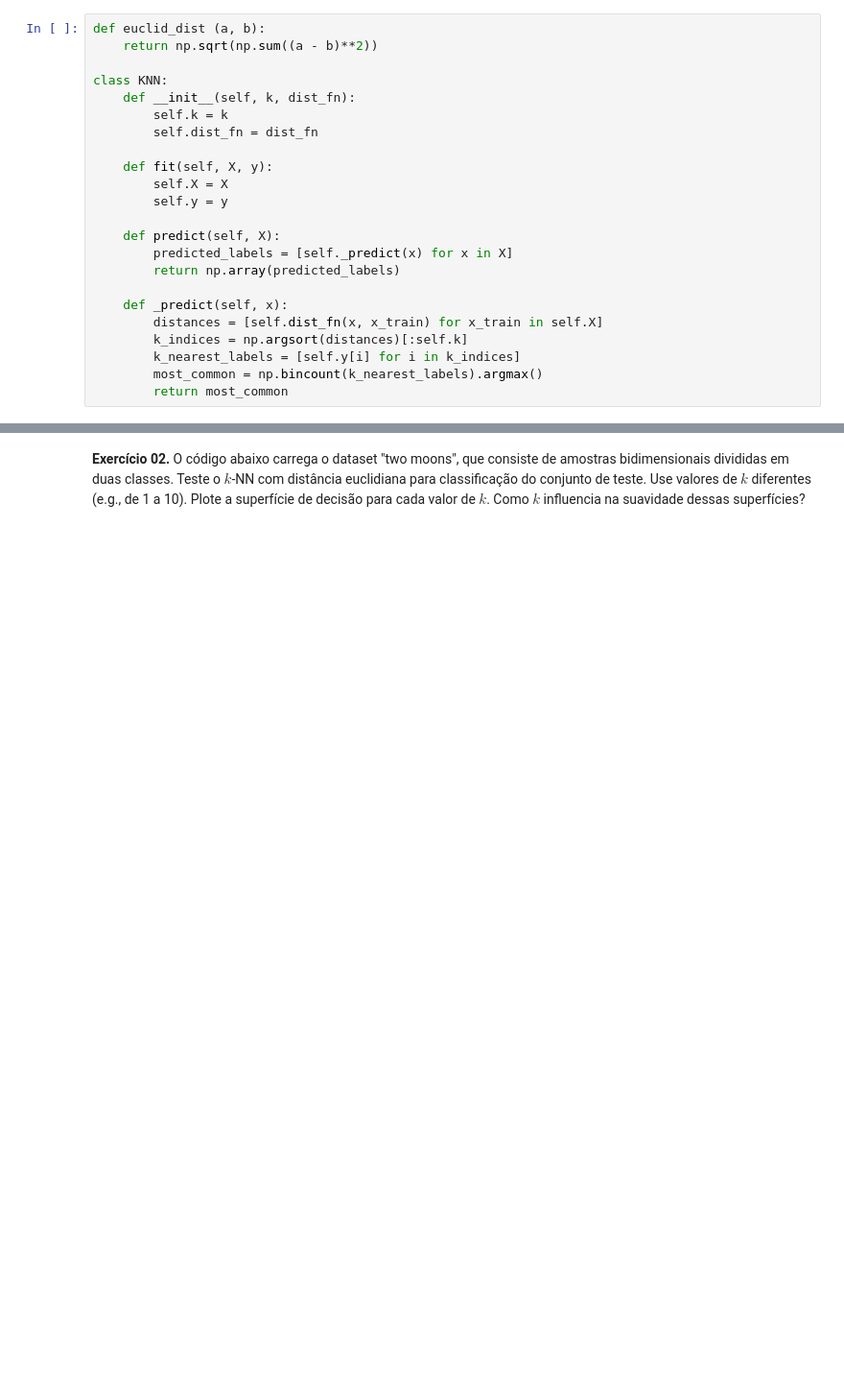
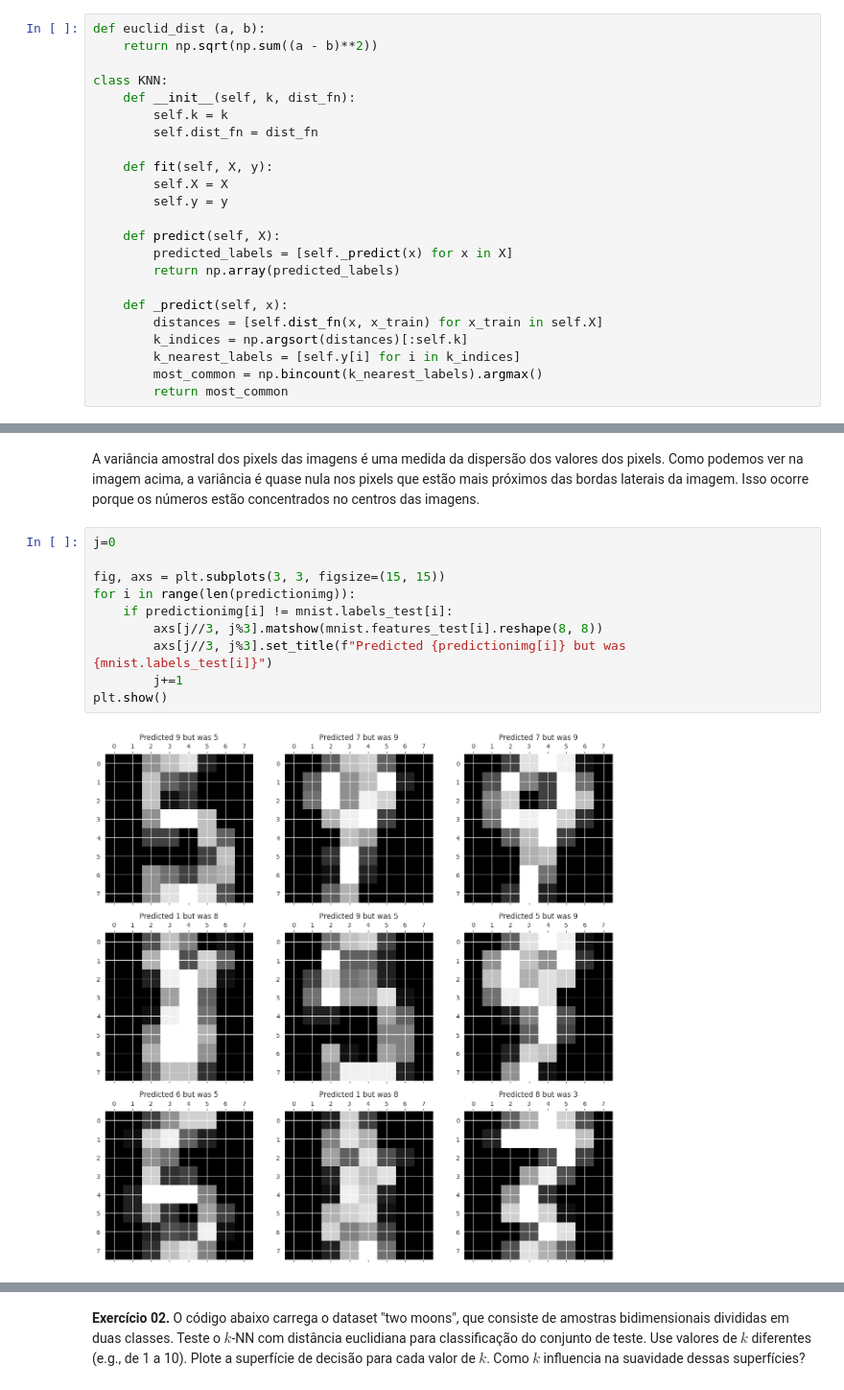
Before and after one commit to ViniAS/ML, a Jupyter notebook: ML_1.ipynb, the cells around one changed output, grey strips where cells are left out. Shown at 96% size. Drawn from its saved outputs; the diff is of its cells as text; blank space fills up the shorter version.

```diff
--- a/ML_1.ipynb
+++ b/ML_1.ipynb
@@ -81,0 +93,14 @@ for k in range(9):
+# %% [markdown]
+A variância amostral dos pixels das imagens é uma medida da dispersão dos valores dos pixels. Como podemos ver na imagem acima, a variância é quase nula nos pixels que estão mais próximos das bordas laterais da imagem. Isso ocorre porque os números estão concentrados no centros das imagens.
+# %%
+j=0
+
+fig, axs = plt.subplots(3, 3, figsize=(15, 15))
+for i in range(len(predictionimg)):
+    if predictionimg[i] != mnist.labels_test[i]:
+        axs[j//3, j%3].matshow(mnist.features_test[i].reshape(8, 8))
+        axs[j//3, j%3].set_title(f"Predicted {predictionimg[i]} but was {mnist.labels_test[i]}")
+        j+=1
+plt.show()
+# %% [output]
+[figure, added]
```
Also changed, not shown: parts of 8 cells of this notebook, 2 other files.
